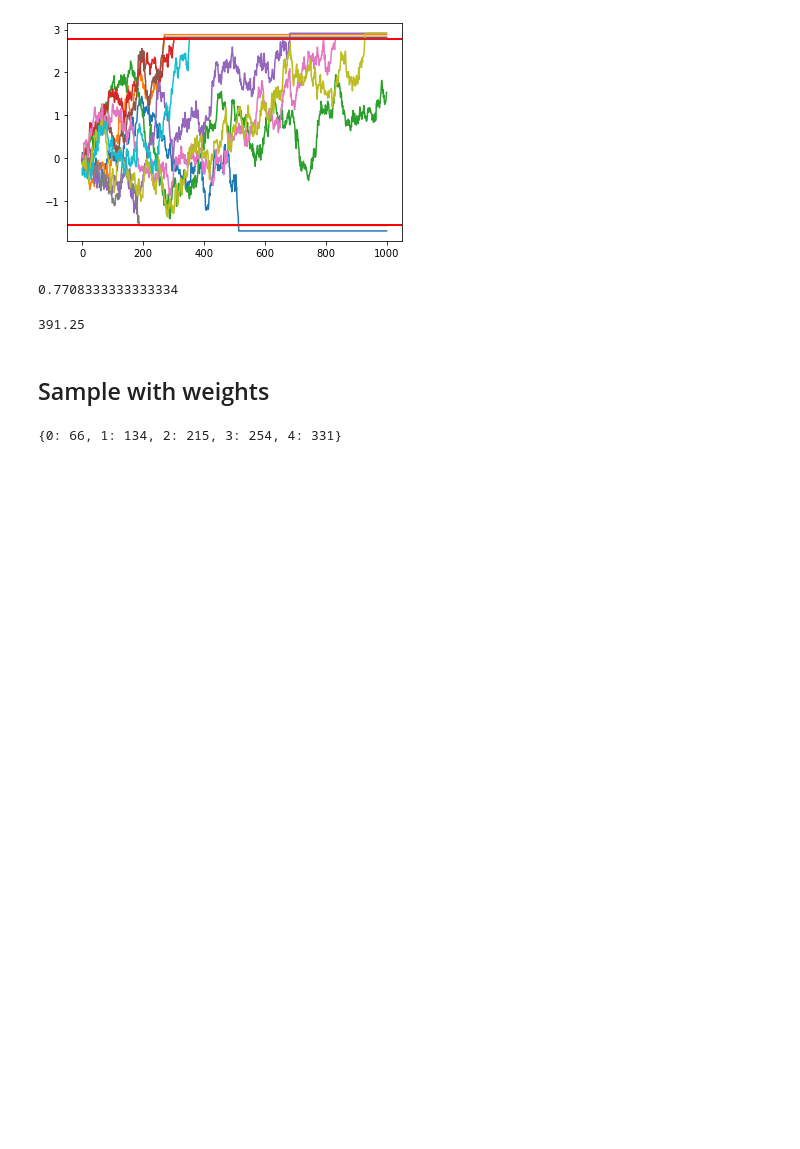
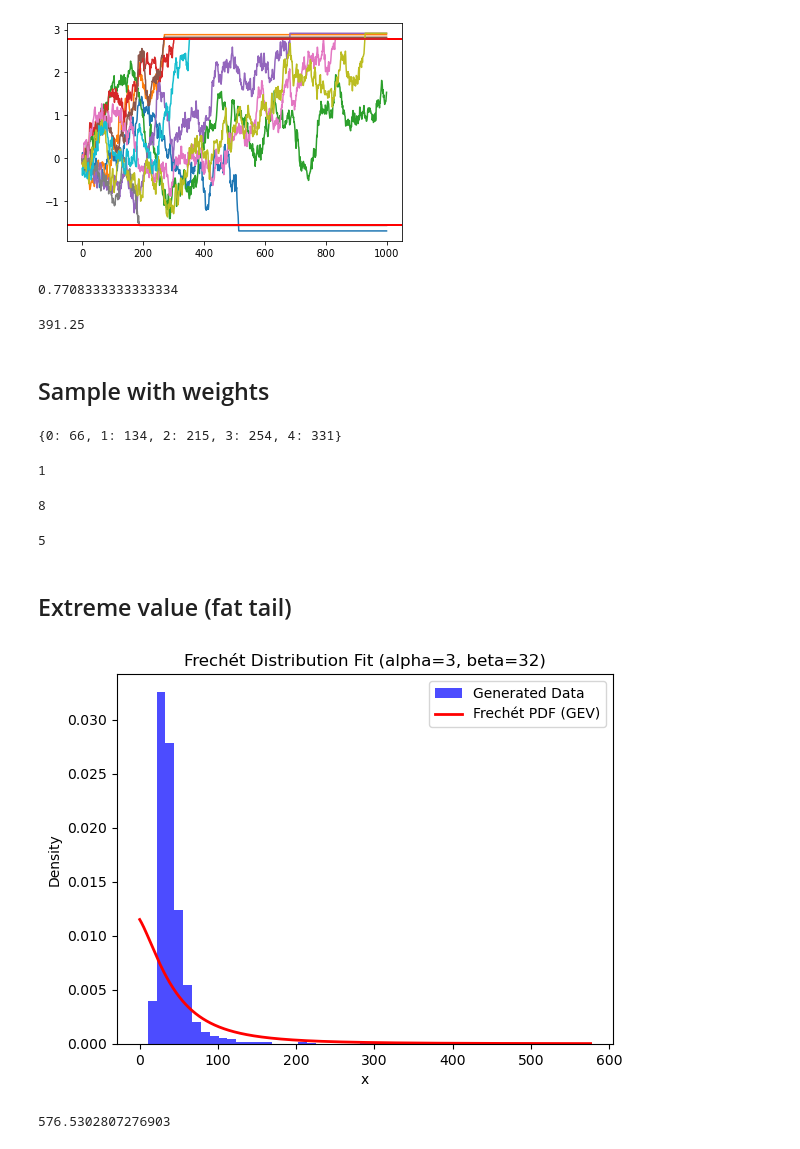
Before and after one commit to Xingchen-Yu/Python_stuff, a Jupyter notebook: Random_simulation.ipynb, the cells around one changed output. Drawn from its saved outputs; the diff is of its cells as text; code cells hidden in the pictures; blank space fills up the shorter version.

```diff
--- a/Random_simulation.ipynb
+++ b/Random_simulation.ipynb
@@ -426,3 +428,61 @@ summary = collections.Counter(samples)
 dict(sorted(summary.items(), key = lambda x: x[0]))
 # %% [output]
 {0: 66, 1: 134, 2: 215, 3: 254, 4: 331}
+# %%
+temp = [[]]
+len(temp)
+# %% [output]
+1
+# %%
+if temp:
+    print(8)
+# %% [output]
+8
+# %%
+ord("5") - ord('0')
+# %% [output]
+5
+# %% [markdown]
+## Extreme value (fat tail)
+# %%
+import numpy as np
+import scipy.stats as stats
+import matplotlib.pyplot as plt
+
+# Parameters
+N = 1000  # Number of random variables
+degrees_of_freedom = 3  # Degrees of freedom for Student's t-distribution
+
+# Step 1: Generate N random variables from a Student's t-distribution
+student_t_rvs = stats.t.rvs(df=degrees_of_freedom, size=N)
+
+# Step 2: Transform these variables to approximate a Frechét distribution
+# Frechét parameters from the image: alpha = 3, beta = 32
+alpha = 3
+beta = 32
+
+# Transform the t-distributed variables into Frechét-distributed variables
+frechet_rvs = beta * (np.abs(student_t_rvs)) ** (-1 / alpha)
+
+# Step 3: Plot the histogram of the generated data
+plt.hist(frechet_rvs, bins=50, density=True, alpha=0.7, color='b', label="Generated Data")
+
+# Step 4: Plot the actual Frechét distribution for comparison using the Generalized Extreme Value (GEV) distribution
+# The Frechét distribution is a GEV with shape parameter c = -1/alpha
+c = -1 / alpha  # Frechét shape parameter
+x = np.linspace(0, np.max(frechet_rvs), 1000)
+frechet_pdf = stats.genextreme.pdf(x, c=c, scale=beta)
+plt.plot(x, frechet_pdf, 'r-', lw=2, label='Frechét PDF (GEV)')
+
+# Labels and title
+plt.title('Frechét Distribution Fit (alpha=3, beta=32)')
+plt.xlabel('x')
+plt.ylabel('Density')
+plt.legend()
+plt.show()
+# %% [output]
+[figure, added]
+# %%
+max(frechet_rvs)
+# %% [output]
+576.5302807276903
```
Also changed, not shown: parts of 76 cells of this notebook, 6 other files.
